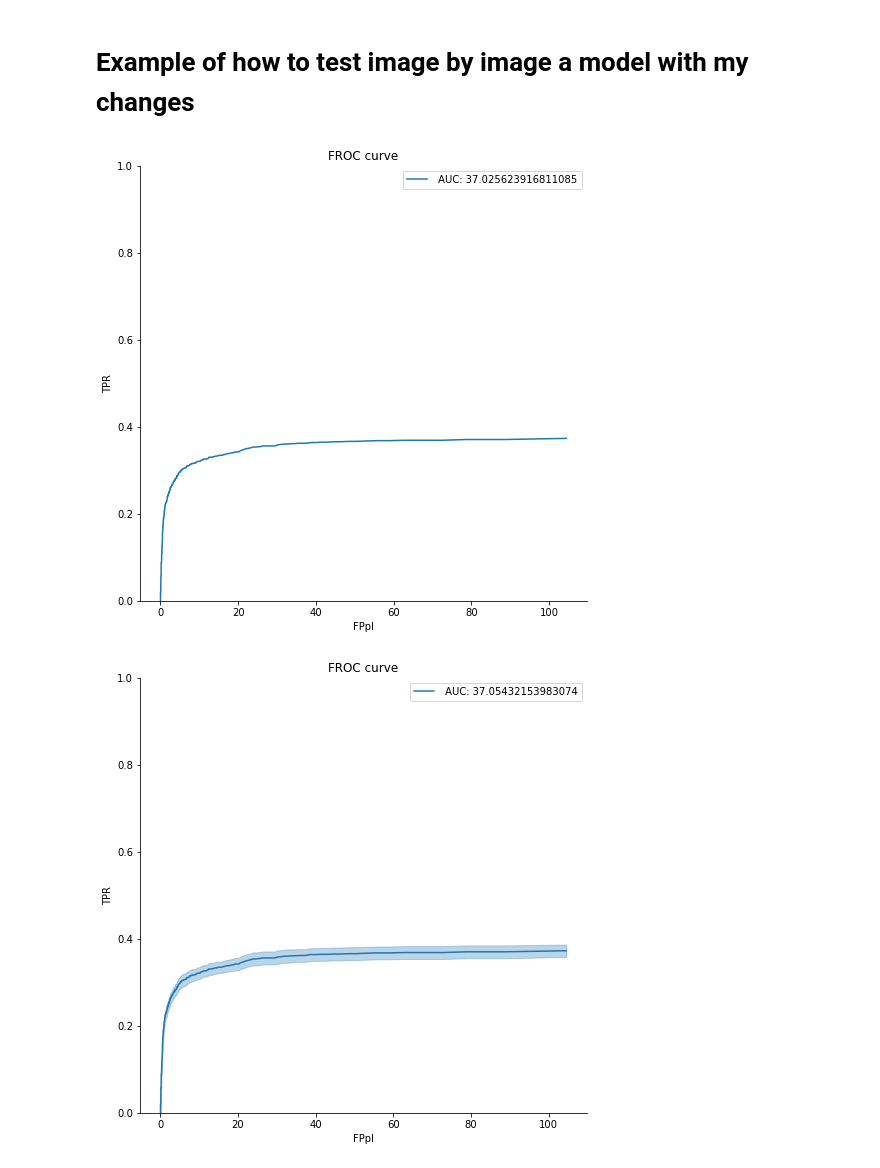
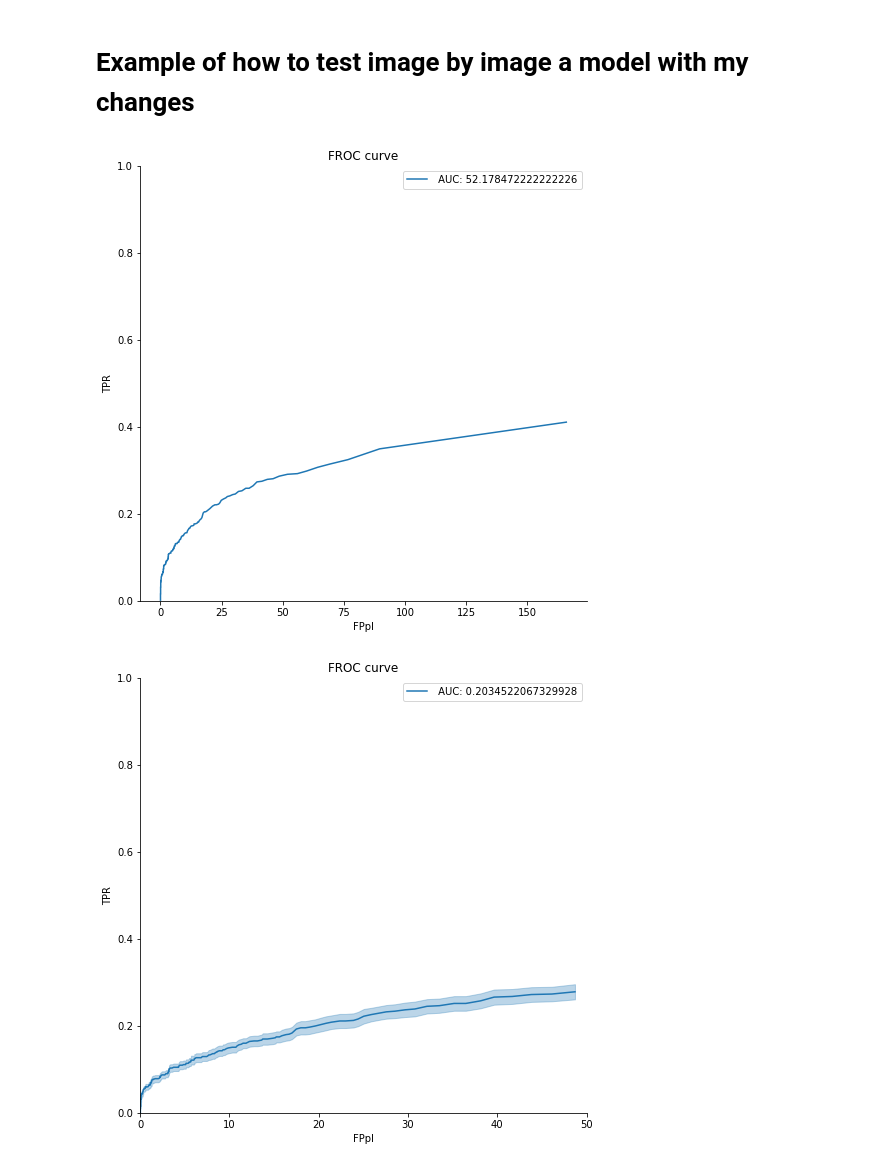
Before and after one commit to joaco18/calc-det, a Jupyter notebook: notebooks/how_to_use_FROC_curve.ipynb, the cells around one changed output. Saved outputs shown, nothing was run; the diff lists cells and outputs as text; code cells hidden in the pictures.

Commit message:
update the use of FROC

```diff
--- a/notebooks/how_to_use_FROC_curve.ipynb
+++ b/notebooks/how_to_use_FROC_curve.ipynb
@@ -49,7 +48,7 @@ haar_params = {
     },
     'ours': {
         'horizontal_feature_types': [(hm.Feature3h3v, 3, 3)],
-        'rotated_feature_types': None,
+        'rotated_feature_types': [],
         'horizontal_feature_selection': None,
         'rotated_feature_selection': None,
     },
@@ -159,50 +173,57 @@ Auc test: 0.949213838294348
 # Example of how to test image by image a model with my changes
 # %%
 # Save the model to disk
-test_img_id = db.df.img_id.unique()[:50]
+test_img_id = db.df.img_id.unique()[:20]
 path = (Path.cwd().parent.parent / 'data')
 filename = f'test_roc_clf.sav'
 clf = pickle.load(open(path / filename, 'rb'))
 
 froc_dfs = []
-for idx in tqdm(range(len(db))):
+for idx in tqdm(range(60)):
     # Get image to process
     db_sample = db[idx]
     image = db_sample['img']
     image_id = db_sample['img_id']
     if image_id not in test_img_id:
         continue
 
     image_mask = db_sample['lesion_mask']
+    muscle_mask = db_sample['muscle_mask']
 
     # candidate detection
-    candidates = hd.detect(image, image_id, load_processed_images=True, hough2=False)[0]
+    candidates = hd.detect(
+        image, image_id, load_processed_images=True, hough2=False, muscle_mask=muscle_mask)[0]
 
     # labeling of candidates:
-    tp, fp, fn = utils.get_tp_fp_fn_center_patch_criteria(
+    tp, fp, fn = get_tp_fp_fn_center_patch_criteria(
         candidates, image_mask, CENTER_CROP_PATCH, PATCH_SIZE)
+    candidates = pd.concat([tp, fp], axis=0, ignore_index=True)
 
     # Balancing the candidates
-    tp, fp = balance_candidates(tp, fp, fp2tp_sample=10)
+    candidates = balance_candidates(candidates, fp2tp_sample=10)
 
     # Extracting features
-    candidates = tp + fp
-    labels = np.array([True] * len(tp) + [False] * len(fp))
+    labels = np.where(candidates.label.values == 'TP', True, False)
 
-    X = cfe.extract_features(np.asarray(candidates), image)
+    # Avoid extracting features for repeted detections
+    X = candidates.drop_duplicates(subset='repeted_idxs')
+    X = cfe.extract_features(X.loc[:,['x','y','radius']].values.astype(int), image)
 
+    # Get features dfs
     predictions = clf.predict_proba(X[:,:-2])[:, 1]
+    X = pd.DataFrame(data=X, columns=cfe.feature_names)
 
-    froc_df = get_froc_df_of_img(tp, fp, fn, predictions, image_id)
+    # Restore repeted detections and generate standar dataframe
+    froc_df = get_froc_df_of_img(candidates, fn, predictions, image_id)
     froc_dfs.append(froc_df)
 
 froc_df = pd.concat(froc_dfs, ignore_index=True)
 
 sens, avgs_fp_per_image, _ = froc_curve(froc_df)
 plot_froc(avgs_fp_per_image, sens)
 
 avg_sensitivities, std_sensitivities, avg_avgs_fp_per_image, _, _ = froc_curve_bootstrap(froc_df, n_sets=30)
 plot_bootstrap_froc(avg_avgs_fp_per_image, avg_sensitivities, std_sensitivities)
 # %% [output]
-[figure, old version]
+[figure, new version]
-[figure, old version]
+[figure, new version]
```
Also changed, not shown: parts of 3 cells of this notebook.
